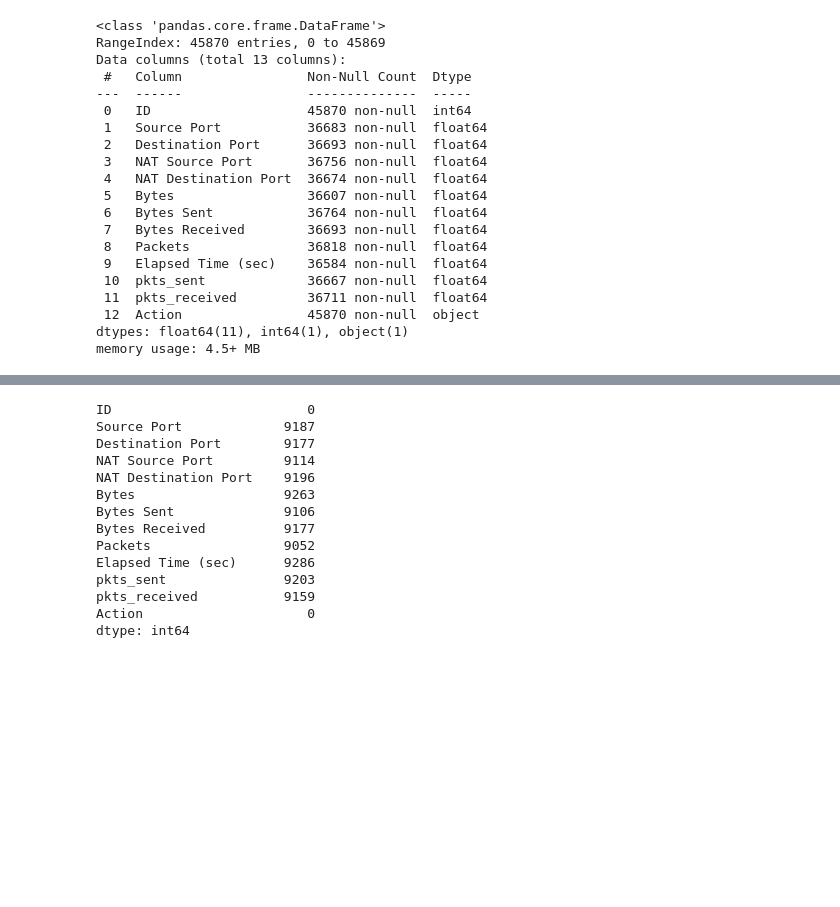
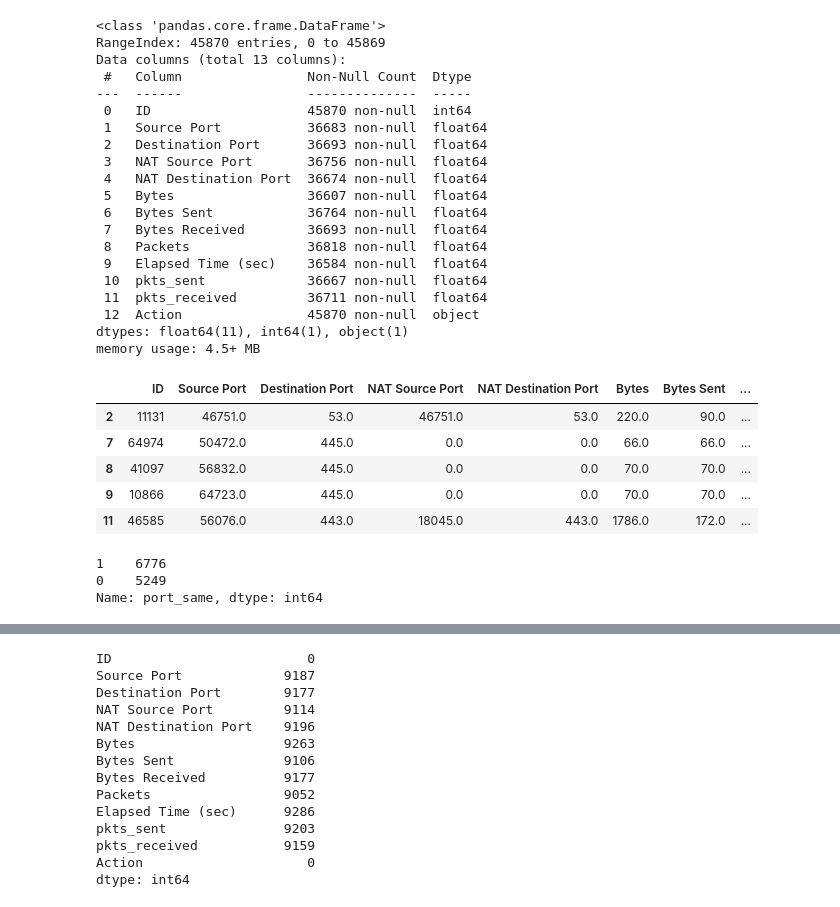
Before and after one commit to hruthiksiva/DataScience-Competitions, a Jupyter notebook: enigma_datathon.ipynb, the cells around one changed output, grey strips where cells are left out. Saved outputs shown, nothing was run; the diff lists cells and outputs as text; code cells hidden in the pictures; blank space fills up the shorter version.

```diff
--- a/enigma_datathon.ipynb
+++ b/enigma_datathon.ipynb
@@ -53,3 +53,12 @@ Data columns (total 13 columns):
  12  Action                45870 non-null  object
 dtypes: float64(11), int64(1), object(1)
 memory usage: 4.5+ MB
+# %%
+df.head()
+# %% [output]
+|  | ID | Source Port | Destination Port | NAT Source Port | NAT Destination Port | Bytes | Bytes Sent | ... |
+| 2 | 11131 | 46751.0 | 53.0 | 46751.0 | 53.0 | 220.0 | 90.0 | ... |
+| 7 | 64974 | 50472.0 | 445.0 | 0.0 | 0.0 | 66.0 | 66.0 | ... |
+| 8 | 41097 | 56832.0 | 445.0 | 0.0 | 0.0 | 70.0 | 70.0 | ... |
+| 9 | 10866 | 64723.0 | 445.0 | 0.0 | 0.0 | 70.0 | 70.0 | ... |
+| 11 | 46585 | 56076.0 | 443.0 | 18045.0 | 443.0 | 1786.0 | 172.0 | ... |
@@ -55,0 +67,6 @@ memory usage: 4.5+ MB
+# %%
+df['port_same'].value_counts()
+# %% [output]
+1    6776
+0    5249
+Name: port_same, dtype: int64
```
Also changed, not shown: parts of 40 cells of this notebook.
